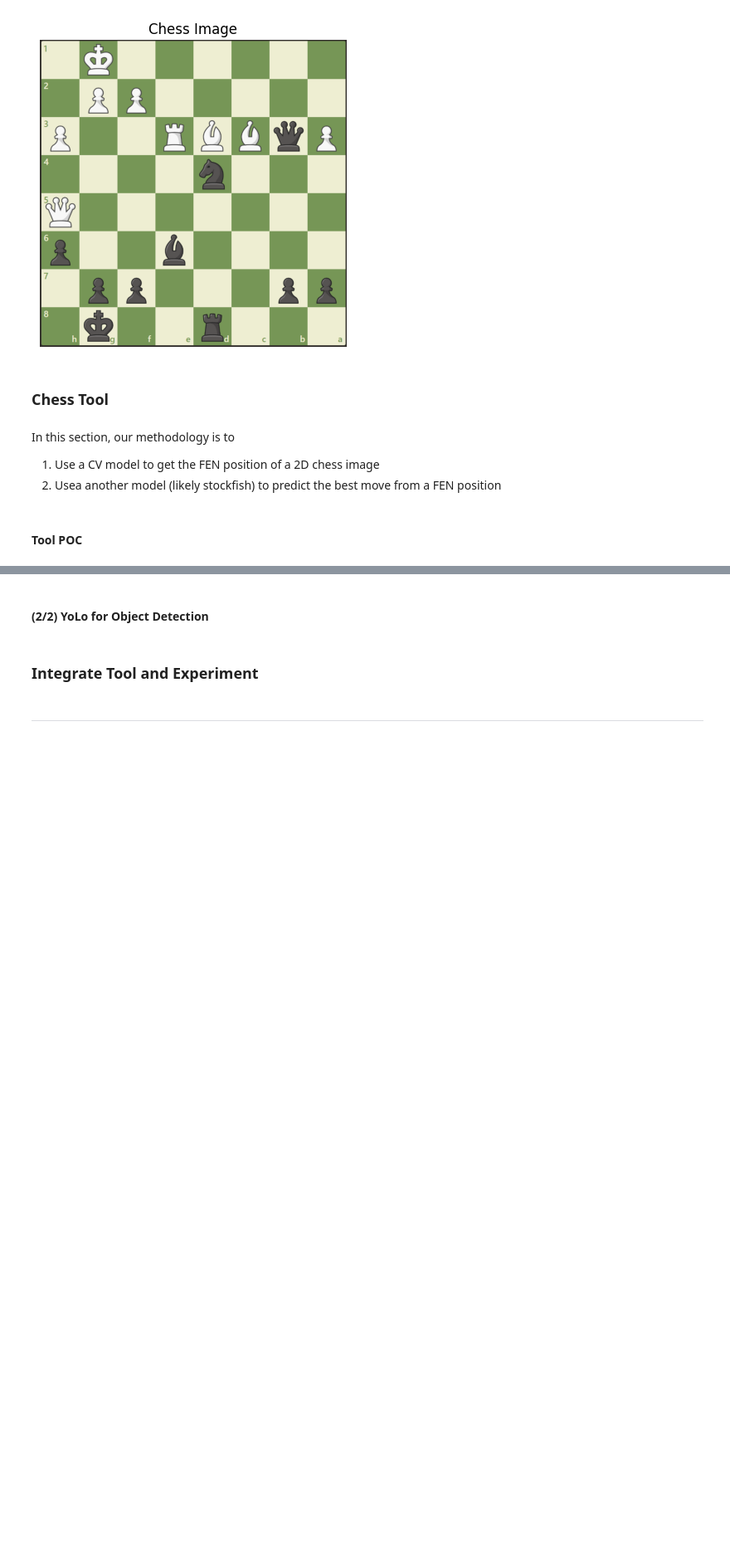
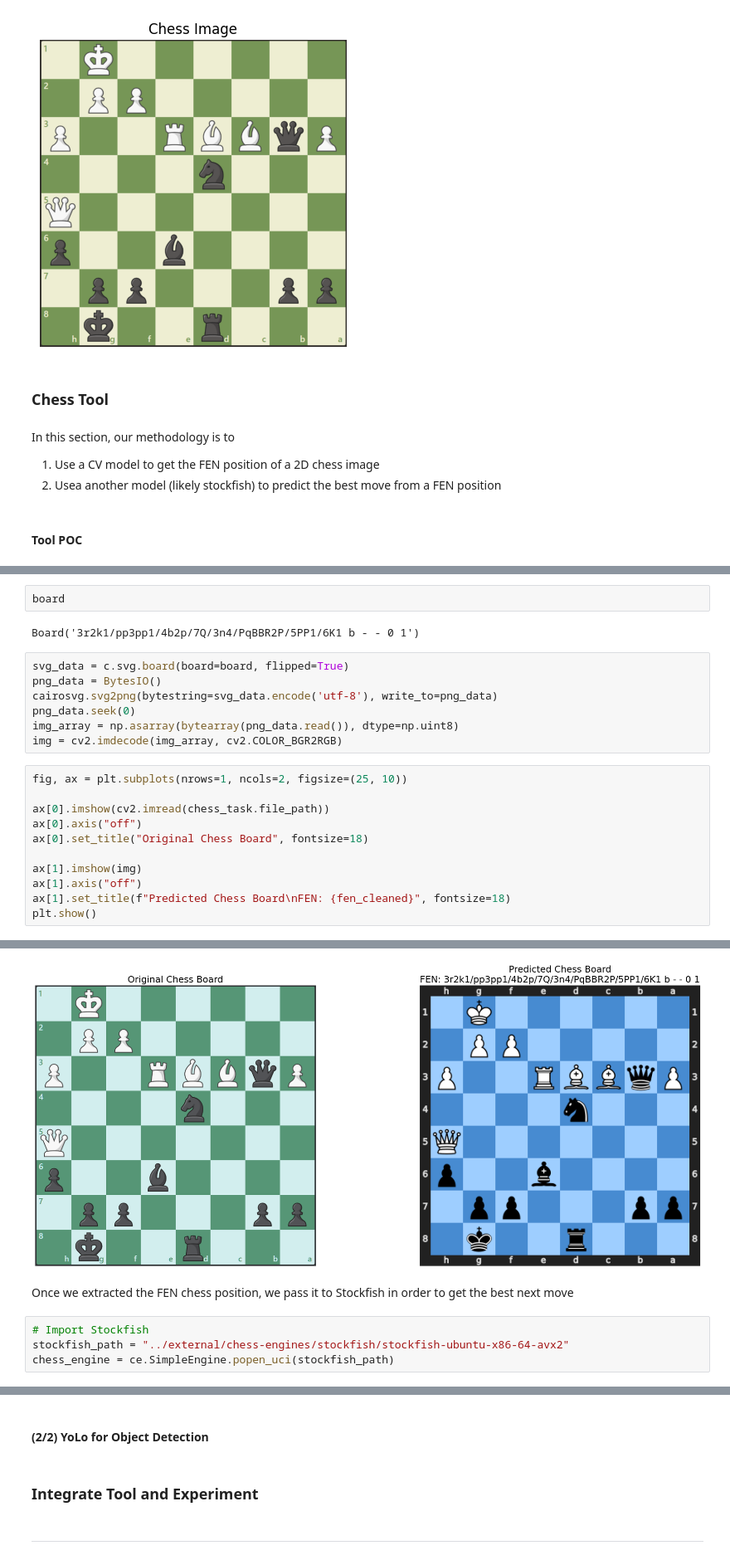
Before and after one commit to santiagoahl/chappi-bot, a Jupyter notebook: notebooks/tools_poc.ipynb, the cells around one changed output, grey strips where cells are left out. Shown at 83% size. Saved outputs shown, nothing was run; the diff lists cells and outputs as text; blank space fills up the shorter version.

```diff
--- a/notebooks/tools_poc.ipynb
+++ b/notebooks/tools_poc.ipynb
@@ -160,0 +182,23 @@ fen
+# %%
+board
+# %% [output]
+Board('3r2k1/pp3pp1/4b2p/7Q/3n4/PqBBR2P/5PP1/6K1 b - - 0 1')
+# %%
+svg_data = c.svg.board(board=board, flipped=True)
+png_data = BytesIO()
+cairosvg.svg2png(bytestring=svg_data.encode('utf-8'), write_to=png_data)
+png_data.seek(0)
+img_array = np.asarray(bytearray(png_data.read()), dtype=np.uint8)
+img = cv2.imdecode(img_array, cv2.COLOR_BGR2RGB)
+# %%
+fig, ax = plt.subplots(nrows=1, ncols=2, figsize=(25, 10))
+
+ax[0].imshow(cv2.imread(chess_task.file_path))
+ax[0].axis("off")
+ax[0].set_title("Original Chess Board", fontsize=18)
+
+ax[1].imshow(img)
+ax[1].axis("off")
+ax[1].set_title(f"Predicted Chess Board\nFEN: {fen_cleaned}", fontsize=18)
+plt.show()
+# %% [output]
@@ -160,0 +206,7 @@ fen
+[figure, added]
+# %% [markdown]
+Once we extracted the FEN chess position, we pass it to Stockfish in order to get the best next move
+# %%
+# Import Stockfish
+stockfish_path = "../external/chess-engines/stockfish/stockfish-ubuntu-x86-64-avx2"
+chess_engine = ce.SimpleEngine.popen_uci(stockfish_path)
```
Also changed, not shown: parts of 15 cells of this notebook, 5 other files.
